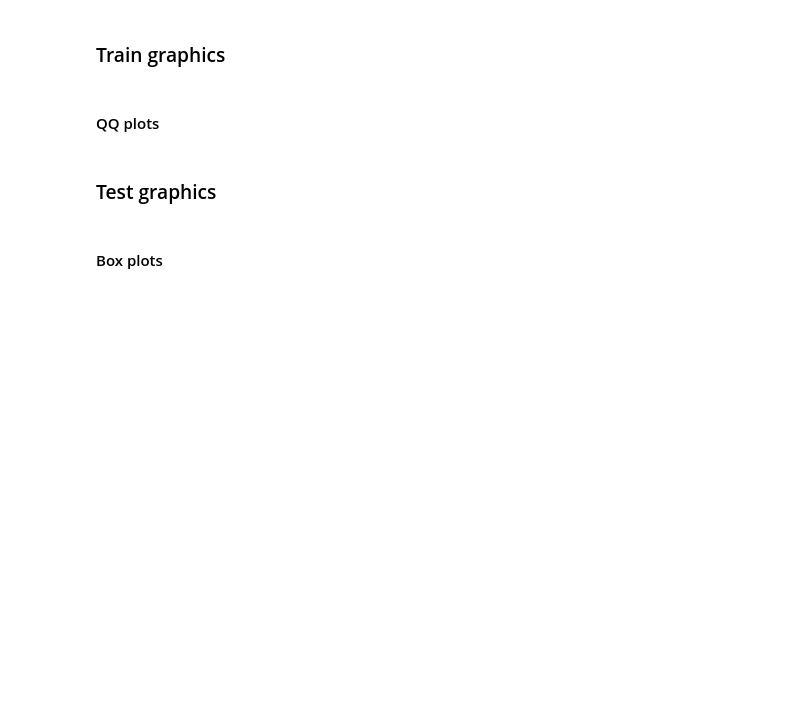
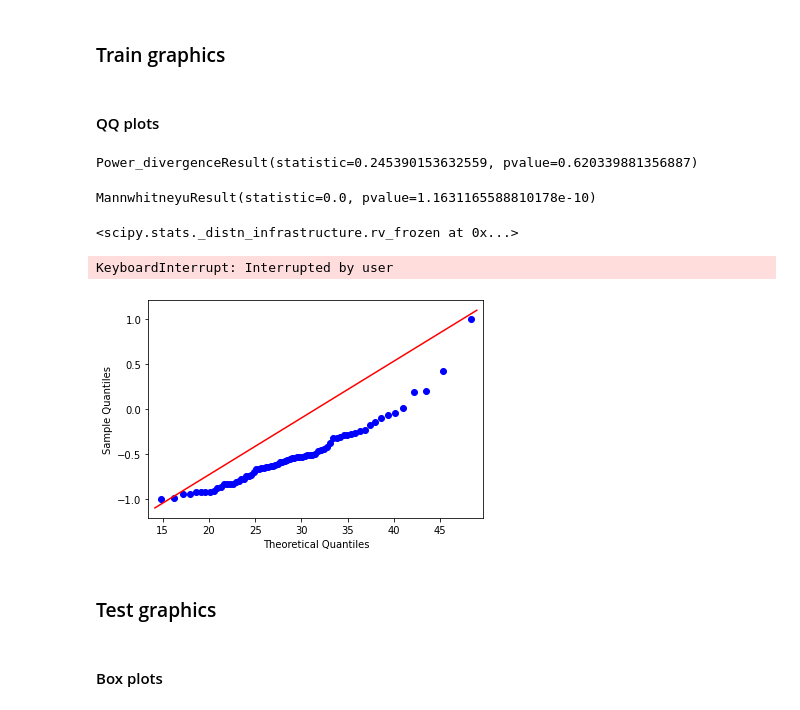
Before and after one commit to JefeLitman/2023_APN_Anomalous_Parkinson_Network, a Jupyter notebook: notebooks/Ganomaly/Results.ipynb, the cells around one changed output. Drawn from its saved outputs; the diff is of its cells as text; code cells hidden in the pictures; blank space fills up the shorter version.

Commit message:
Results experiment 0009

```diff
--- a/notebooks/Ganomaly/Results.ipynb
+++ b/notebooks/Ganomaly/Results.ipynb
@@ -24,7 +24,7 @@ from utils.savers import generate_qq_plot
 # %% [markdown]
 ### Experiment selection
 # %%
-experiment_id = "0010"
+experiment_id = "0009"
 root_path = "/home/jefelitman/Saved_Models/Anomaly_parkinson/"
 for i in sorted(os.listdir("/home/jefelitman/Saved_Models/Anomaly_parkinson/")):
     if experiment_id in i:
@@ -360,6 +360,41 @@ save_path = os.path.join(experiment_folder, "outputs/graphics/qualitative/")
 for t in ["encoder", "contextual", "adversarial"]:
     for c in ["normal"]:
         generate_qq_plot(globals()["train_{}_{}".format(t,c)], save_path, "train_{}_{}".format(t,c))
+# %%
+import statsmodels.api as sm
+from scipy import stats
+
+def min_max_scaler(data, new_max, new_min):
+    data_std = (data - np.min(data)) / (np.max(data) - np.min(data))
+    data_scaled = data_std * (new_max - new_min) + new_min
+    return data_scaled
+# %%
+data = test_contextual_abnormal
+stats.chisquare(data, ddof=data.shape[0]-2)
+# %% [output]
+Power_divergenceResult(statistic=0.245390153632559, pvalue=0.620339881356887)
+# %%
+data_1 = test_encoder_normal
+data_2 = test_encoder_abnormal
+stats.mannwhitneyu(data_1, data_2)
+# %% [output]
+MannwhitneyuResult(statistic=0.0, pvalue=1.1631165588810178e-10)
+# %%
+stats.norm()
+# %% [output]
+<scipy.stats._distn_infrastructure.rv_frozen at 0x...>
+# %%
+data = train_encoder_normal
+for i in range(1, data.shape[0]):
+    sm.qqplot(min_max_scaler(data, 1, -1), dist=stats.chi2(i))
+    ax = plt.gca()
+    plt.plot(ax.get_xlim(), ax.get_ylim(), color="r")
+    input("Degree of freedom {}".format(i))
+    clear_output()
+    plt.close()
+# %% [output]
+KeyboardInterrupt: Interrupted by user
+[figure, added]
 # %% [markdown]
 ### Test graphics
 # %% [markdown]
```
Also changed, not shown: parts of 12 cells of this notebook.
